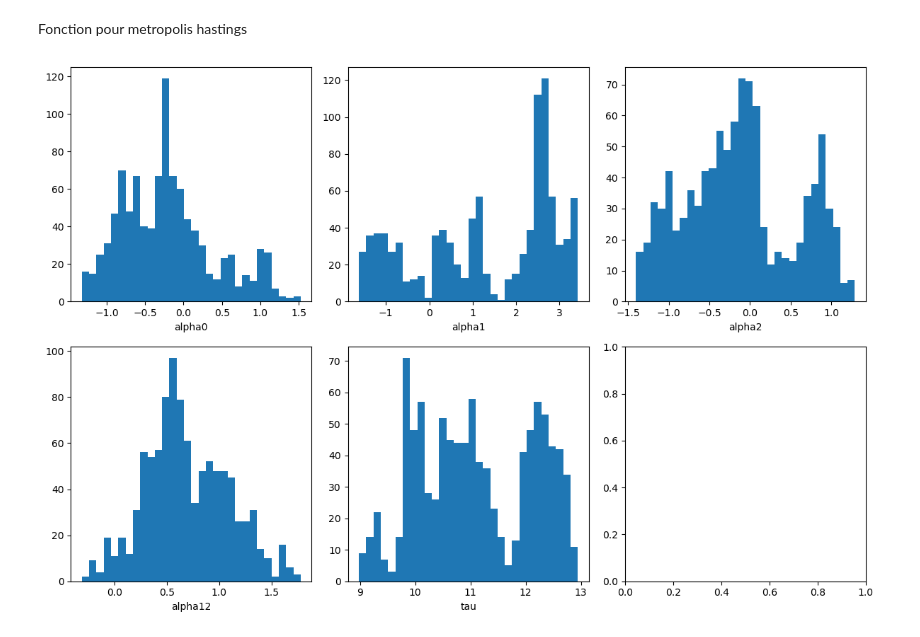
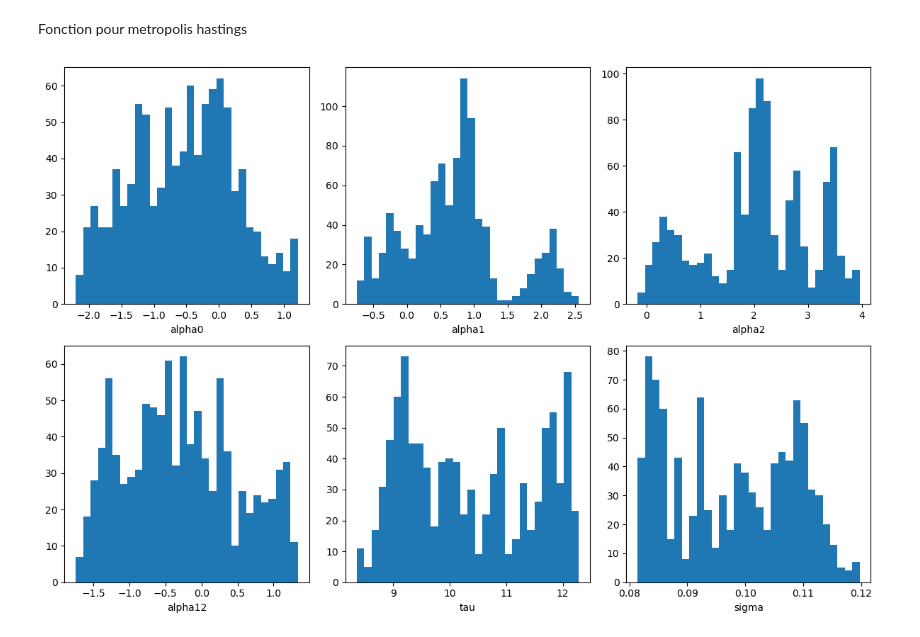
Before and after one commit to Antoine3529/MethodesBayesiennes, a Jupyter notebook: SEEDS.ipynb, the cells around one changed output. Cells and saved outputs as stored; diff of their text form; code cells hidden in the pictures.

```diff
--- a/SEEDS.ipynb
+++ b/SEEDS.ipynb
@@ -194,23 +133,26 @@ init = [alpha_0,alpha_1, alpha_2, alpha_12,tau]
 iterations = 1000
 proposal_sd = [0.1, 0.1, 0.1, 0.1, 0.1]
 
-accepted_values = metropolis_hastings(initial_values, iterations, proposal_sd, r, n, x1, x2, N)
+accepted_values = metropolis_hastings(init, iterations, proposal_sd, r, n, x_1, x_2, N)
+accepted_values = np.column_stack((accepted_values, 1/accepted_values[:, 4]))
 # %%
 import matplotlib.pyplot as plt
 
 #Distribution des paramètres
 fig, axs = plt.subplots(nrows=2, ncols=3, figsize=(12, 8))
 axs[0, 0].hist(accepted_values[:, 0], bins=30)
 axs[0, 0].set_xlabel('alpha0')
 axs[0, 1].hist(accepted_values[:, 1], bins=30)
 axs[0, 1].set_xlabel('alpha1')
 axs[0, 2].hist(accepted_values[:, 2], bins=30)
 axs[0, 2].set_xlabel('alpha2')
 axs[1, 0].hist(accepted_values[:, 3], bins=30)
 axs[1, 0].set_xlabel('alpha12')
 axs[1, 1].hist(accepted_values[:, 4], bins=30)
 axs[1, 1].set_xlabel('tau')
+axs[1, 2].hist(accepted_values[:, 5], bins=30)
+axs[1, 2].set_xlabel('sigma')
 plt.tight_layout()
 plt.show()
 # %% [output]
-[figure, old version]
+[figure, new version]
```
Also changed, not shown: parts of 15 cells of this notebook.
